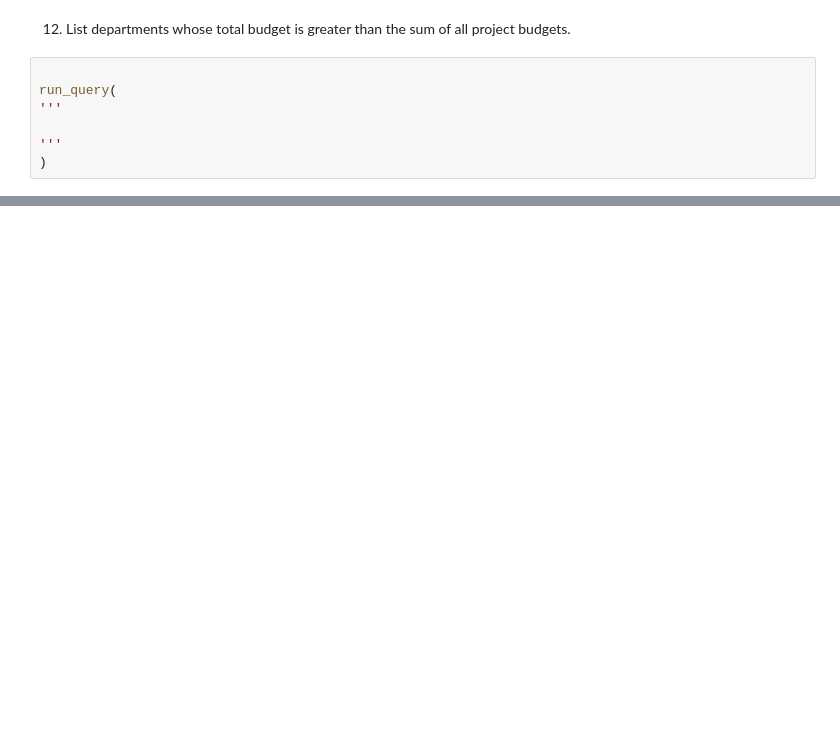
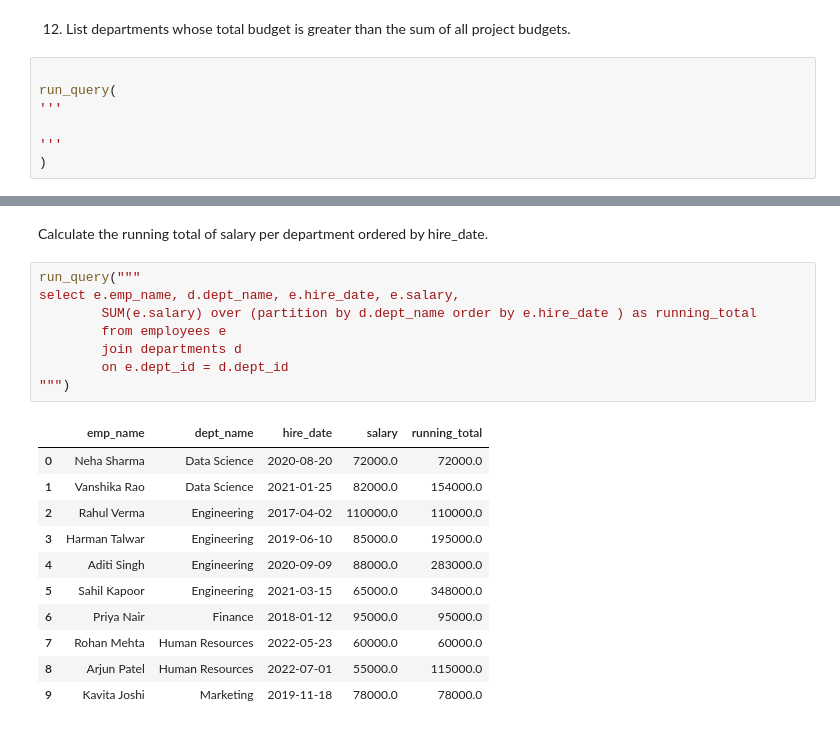
Before and after one commit to Sahil-x-boop/Data_Engineer, a Jupyter notebook: SQL/Day1/begins.ipynb, the cells around one changed output, grey strips where cells are left out. Saved outputs shown, nothing was run; the diff lists cells and outputs as text; blank space fills up the shorter version.

```diff
--- a/SQL/Day1/begins.ipynb
+++ b/SQL/Day1/begins.ipynb
@@ -372,0 +403,22 @@ run_query(
+# %% [markdown]
+Calculate the running total of salary per department ordered by hire_date.
+# %%
+run_query("""
+select e.emp_name, d.dept_name, e.hire_date, e.salary,
+        SUM(e.salary) over (partition by d.dept_name order by e.hire_date ) as running_total
+        from employees e
+        join departments d
+        on e.dept_id = d.dept_id
+""")
+# %% [output]
+|  | emp_name | dept_name | hire_date | salary | running_total |
+| 0 | Neha Sharma | Data Science | 2020-08-20 | 72000.0 | 72000.0 |
+| 1 | Vanshika Rao | Data Science | 2021-01-25 | 82000.0 | 154000.0 |
+| 2 | Rahul Verma | Engineering | 2017-04-02 | 110000.0 | 110000.0 |
+| 3 | Harman Talwar | Engineering | 2019-06-10 | 85000.0 | 195000.0 |
+| 4 | Aditi Singh | Engineering | 2020-09-09 | 88000.0 | 283000.0 |
+| 5 | Sahil Kapoor | Engineering | 2021-03-15 | 65000.0 | 348000.0 |
+| 6 | Priya Nair | Finance | 2018-01-12 | 95000.0 | 95000.0 |
+| 7 | Rohan Mehta | Human Resources | 2022-05-23 | 60000.0 | 60000.0 |
+| 8 | Arjun Patel | Human Resources | 2022-07-01 | 55000.0 | 115000.0 |
+| 9 | Kavita Joshi | Marketing | 2019-11-18 | 78000.0 | 78000.0 |
```
Also changed, not shown: parts of 13 cells of this notebook.
